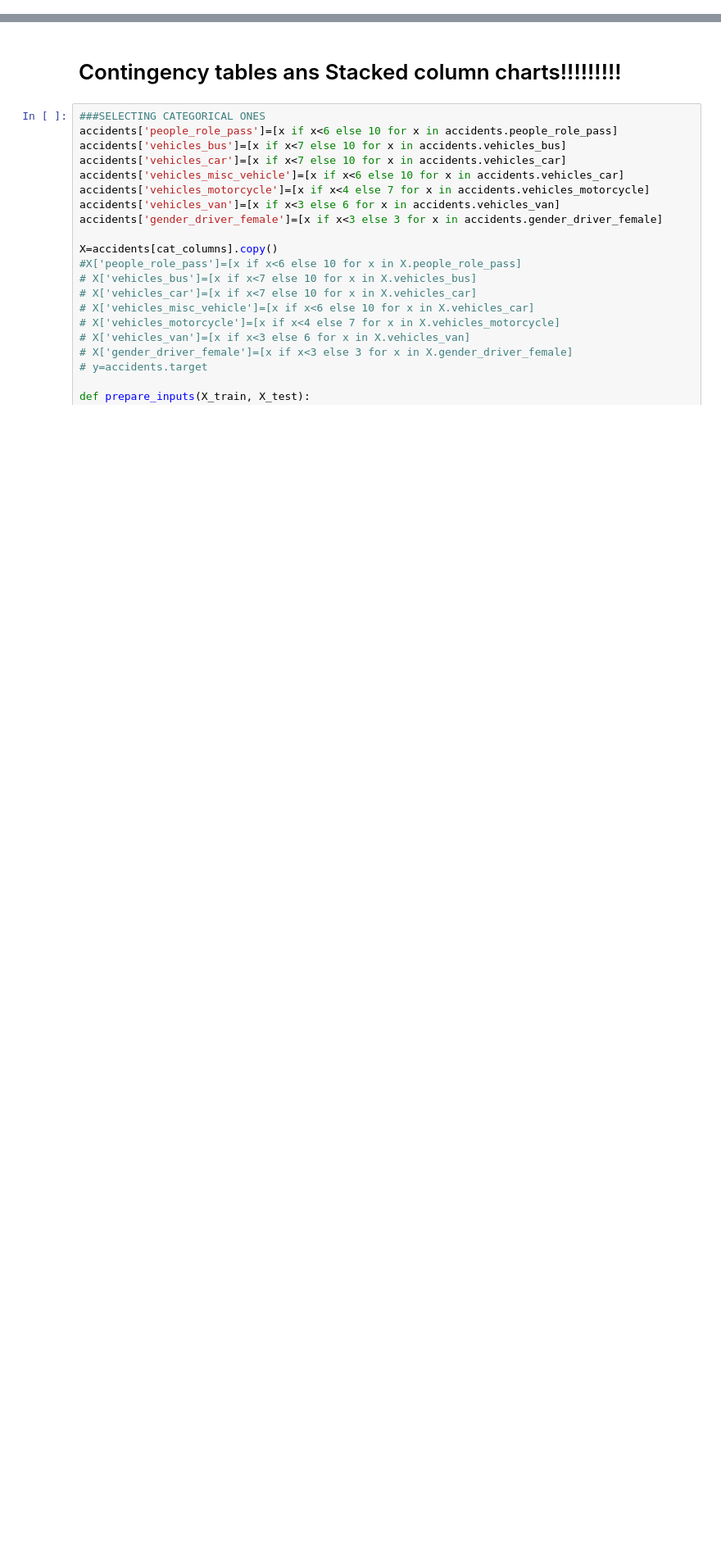
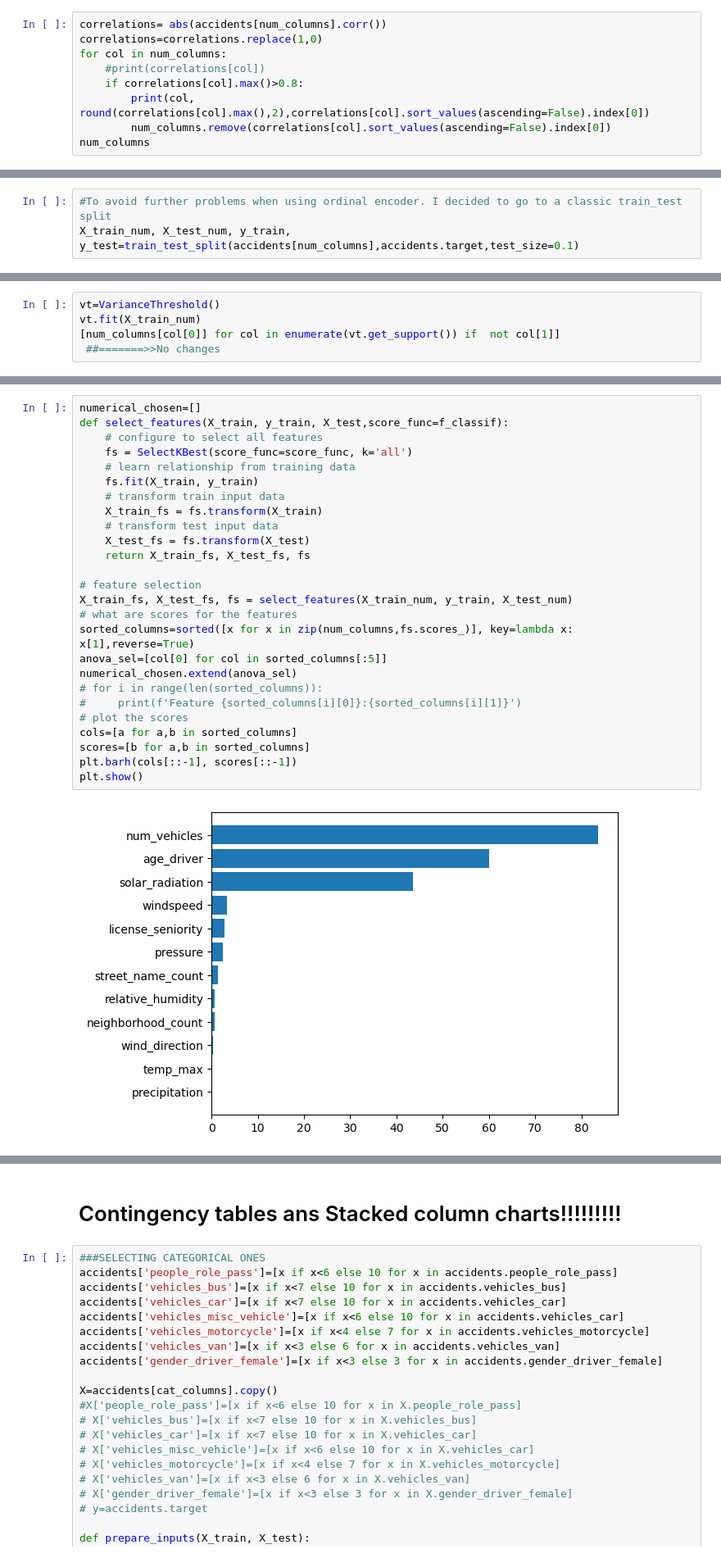
Before and after one commit to AlexChicote/BarcelonaAccidents2024, a Jupyter notebook: modeling/SelectingFeaturesBA.ipynb, the cells around one changed output, grey strips where cells are left out. Shown: that part at 82% size. Drawn from its saved outputs; the diff is of its cells as text; blank space fills up the shorter version.

```diff
--- a/modeling/SelectingFeaturesBA.ipynb
+++ b/modeling/SelectingFeaturesBA.ipynb
@@ -354,0 +98,9 @@ cat_columns=[col for col in cat_columns if col not in removed_columns]
+# %%
+correlations= abs(accidents[num_columns].corr())
+correlations=correlations.replace(1,0)
+for col in num_columns:
+    #print(correlations[col])
+    if correlations[col].max()>0.8:
+        print(col, round(correlations[col].max(),2),correlations[col].sort_values(ascending=False).index[0])
+        num_columns.remove(correlations[col].sort_values(ascending=False).index[0])
+num_columns
@@ -354,0 +154,3 @@ cat_columns=[col for col in cat_columns if col not in removed_columns]
+# %%
+#To avoid further problems when using ordinal encoder. I decided to go to a classic train_test split
+X_train_num, X_test_num, y_train, y_test=train_test_split(accidents[num_columns],accidents.target,test_size=0.1)
@@ -354,0 +163,5 @@ cat_columns=[col for col in cat_columns if col not in removed_columns]
+# %%
+vt=VarianceThreshold()
+vt.fit(X_train_num)
+[num_columns[col[0]] for col in enumerate(vt.get_support()) if  not col[1]]
+ ##=======>>No changes
@@ -354,0 +176,28 @@ cat_columns=[col for col in cat_columns if col not in removed_columns]
+# %%
+numerical_chosen=[]
+def select_features(X_train, y_train, X_test,score_func=f_classif):
+    # configure to select all features
+    fs = SelectKBest(score_func=score_func, k='all')
+    # learn relationship from training data
+    fs.fit(X_train, y_train)
+    # transform train input data
+    X_train_fs = fs.transform(X_train)
+    # transform test input data
+    X_test_fs = fs.transform(X_test)
+    return X_train_fs, X_test_fs, fs
+
+# feature selection
+X_train_fs, X_test_fs, fs = select_features(X_train_num, y_train, X_test_num)
+# what are scores for the features
+sorted_columns=sorted([x for x in zip(num_columns,fs.scores_)], key=lambda x: x[1],reverse=True)
+anova_sel=[col[0] for col in sorted_columns[:5]]
+numerical_chosen.extend(anova_sel)
+# for i in range(len(sorted_columns)):
+#     print(f'Feature {sorted_columns[i][0]}:{sorted_columns[i][1]}')
+# plot the scores
+cols=[a for a,b in sorted_columns]
+scores=[b for a,b in sorted_columns]
+plt.barh(cols[::-1], scores[::-1])
+plt.show()
+# %% [output]
+[figure, added]
```
Also changed, not shown: parts of 84 cells of this notebook, 10 other files.
